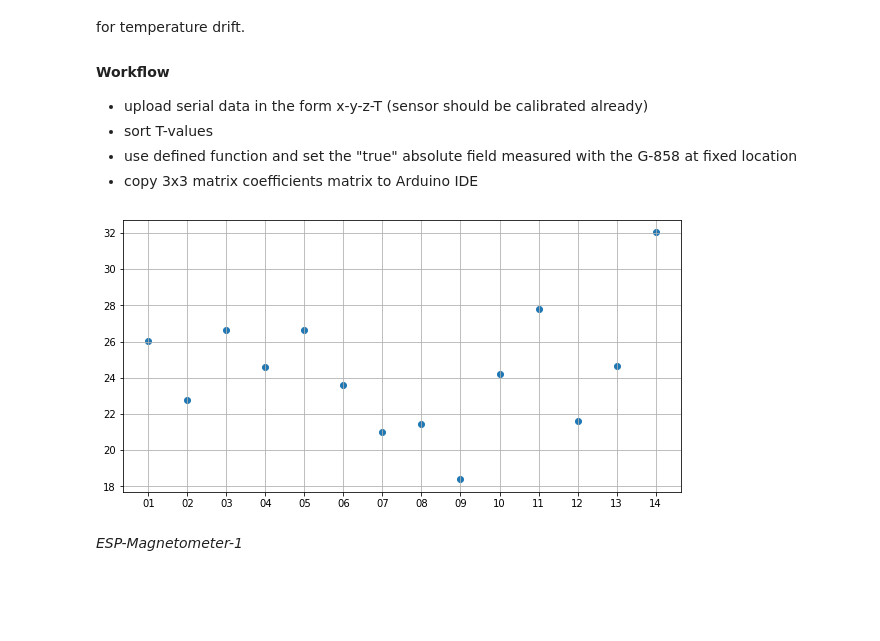
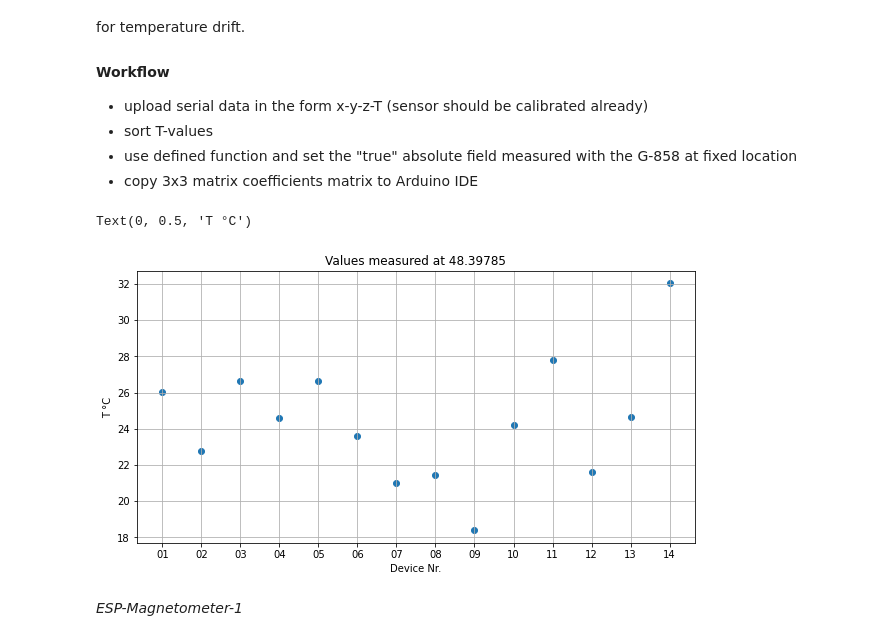
Before and after one commit to JuliusHen/Geophyphox-Excursion, a Jupyter notebook: Arduino/Processing Notebooks/T_correction.ipynb, the cells around one changed output. Drawn from its saved outputs; the diff is of its cells as text; code cells hidden in the pictures; blank space fills up the shorter version.

Commit message:
added plot description

```diff
--- a/Arduino/Processing Notebooks/T_correction.ipynb
+++ b/Arduino/Processing Notebooks/T_correction.ipynb
@@ -17,27 +17,31 @@ warnings.filterwarnings("ignore")
 # %%
 from pathlib import Path
 abs_true=48.39785
 BB = pd.DataFrame([])
 folder="C:/Users/julik/sciebo/Master/Geophyphox/Arduino/Data/Temperature Correction"
 for file in Path(folder).glob('*.txt'):
     df = pd.read_csv(file,delim_whitespace=True,names=["x","y","z","T"])
     df.sort_values(by='T',ascending=True,inplace=True)
     df.reset_index(drop=True,inplace=True)
     df["mag_abs"] = np.sqrt(df["x"]**2+df["y"]**2+df["z"]**2)
     mag_abs = df["mag_abs"]
     B = df.iloc[abs(mag_abs - abs_true).idxmin()]
     x = str(file)
     B["name"] = (x[-6:-4])
     BB = BB.append(pd.DataFrame({"x":[B.iloc[0]],"y":[B.iloc[1]],"z":[B.iloc[2]],"T":[B.iloc[3]],"abs":[B.iloc[4]],"name":[B["name"]]}),ignore_index=True)
 
 # BB.sort_values(by='name',ascending=True,inplace=True)
 # BB.reset_index(drop=True,inplace=True)
 
 plt.figure(figsize=(10,5))
 plt.scatter(BB["name"],BB["T"])
 plt.grid()
+plt.title("Values measured at {}".format(abs_true))
+plt.xlabel("Device Nr.")
+plt.ylabel("T °C")
 # %% [output]
+Text(0, 0.5, 'T °C')
-[figure, old version]
+[figure, new version]
 # %%
 def T_correction_coef(df,abs_true=48.39785): ###Set "True" absolute magnetic field value here
     """
```
